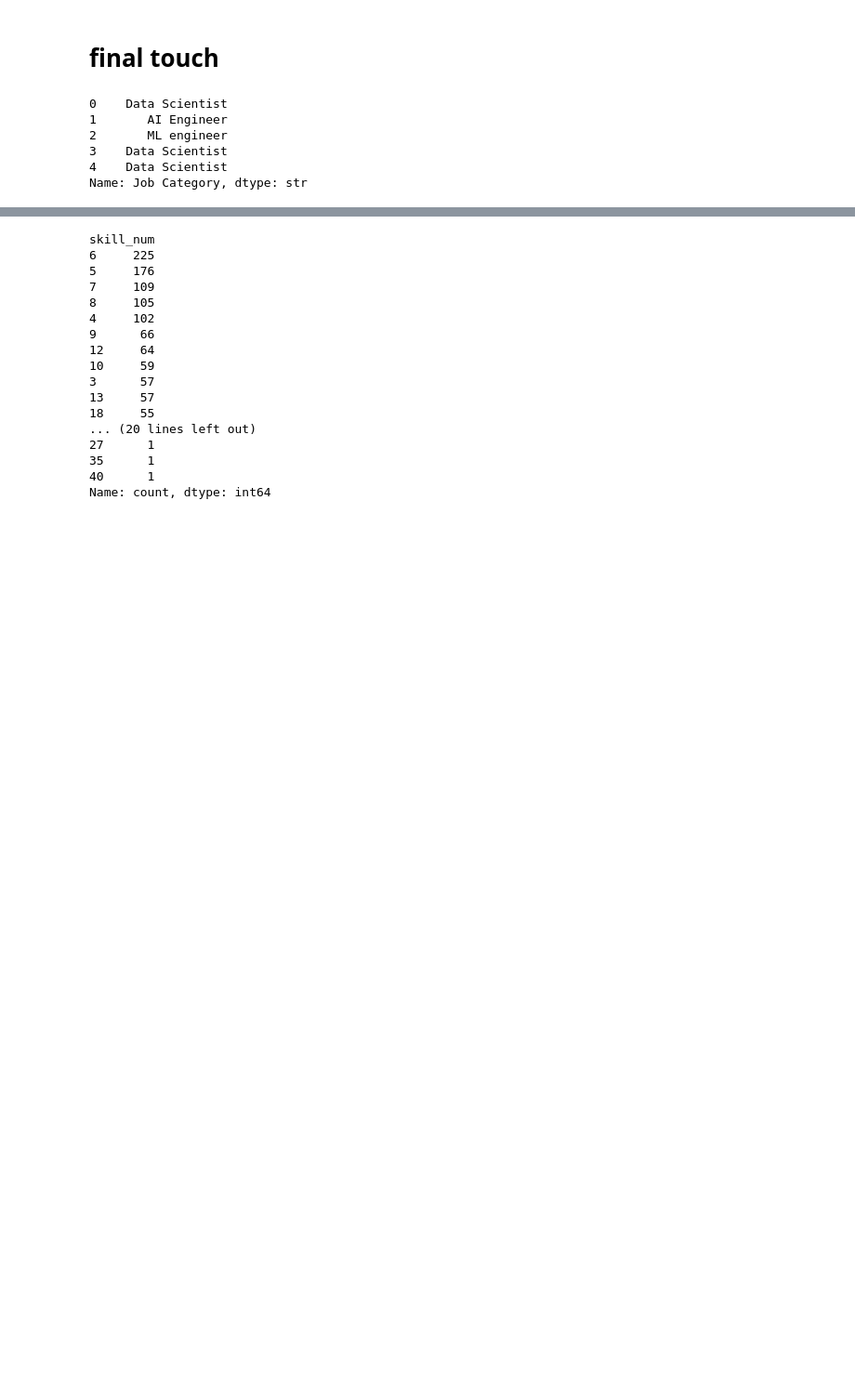
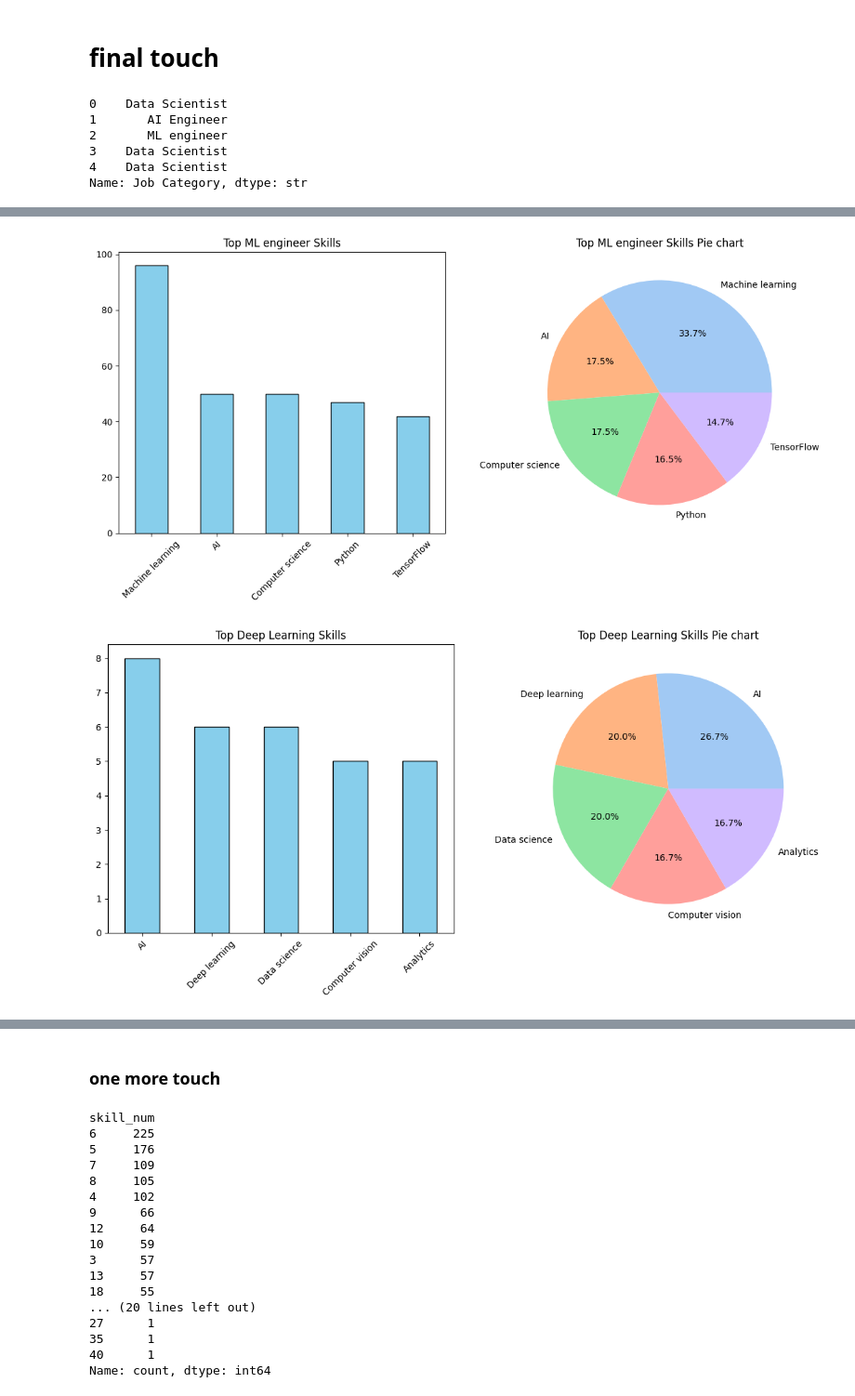
Before and after one commit to Salah-Mo-hammed/ds-jobs, a Jupyter notebook: ds_jobs_project/notebooks/understand_phase.ipynb, the cells around one changed output, grey strips where cells are left out. Shown at 93% size. Cells and saved outputs as stored; diff of their text form; code cells hidden in the pictures; blank space fills up the shorter version.

```diff
--- a/ds_jobs_project/notebooks/understand_phase.ipynb
+++ b/ds_jobs_project/notebooks/understand_phase.ipynb
@@ -1260,0 +1317,33 @@ Name: Job Category, dtype: str
+# %%
+# test for each role
+roles=["ML engineer","Deep Learning", "AI Engineer", "Data Scientist"]
+for role in roles:
+    fig , axes=plt.subplots(ncols=2, nrows=1)
+
+    role_df=df.loc[df['Job Category']==role]
+    skill_count_role = role_df[skill_cols].sum().sort_values(ascending=False)
+    skill_count_role.head().plot(
+    kind='bar',
+    figsize=(12,6),
+    color='skyblue',
+    edgecolor='black',
+    rot=45,
+    title=f'Top {role} Skills',
+    ax=axes[0]
+    )
+    skill_count_role.head().plot(
+    kind='pie',
+    figsize=(12,6),
+    autopct='%1.1f%%',
+    colors=sns.color_palette('pastel'),
+    ax=axes[1],
+    title=f"Top {role} Skills Pie chart"
+)
+    plt.bar_label(ax.containers[0])
+
+    plt.xticks(ha='right')
+    plt.tight_layout()
+    plt.show()
+# %% [output]
+[figure, added]
+[figure, added]
@@ -1261,3 +1352,5 @@ Name: Job Category, dtype: str
+# %% [markdown]
+### one more touch
 # %%
 # to identify the number of required skills in each row
 df['skill_num']=df[skill_cols].sum(axis=1) # remmember (axis=1) means sum in the row way (--->),
```
Also changed, not shown: parts of 11 cells of this notebook, 2 other files.
